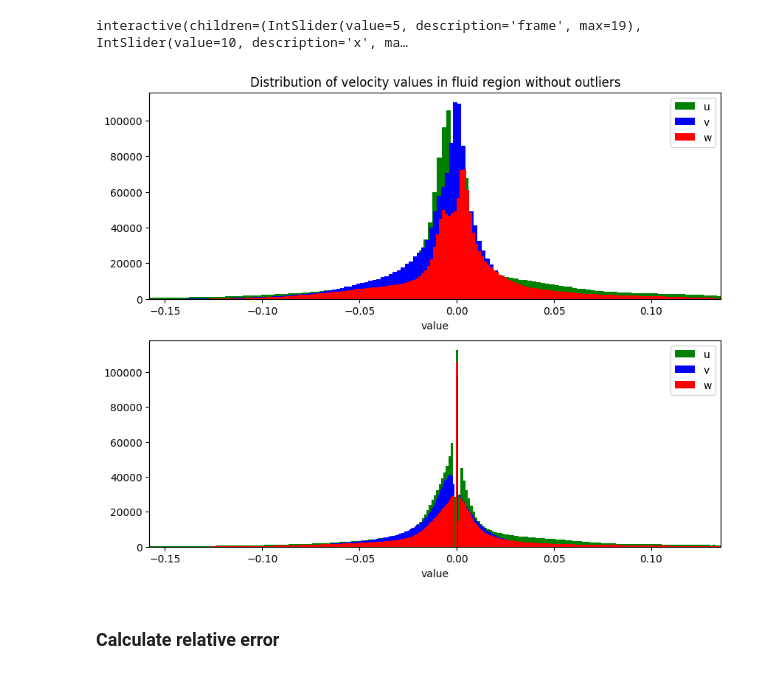
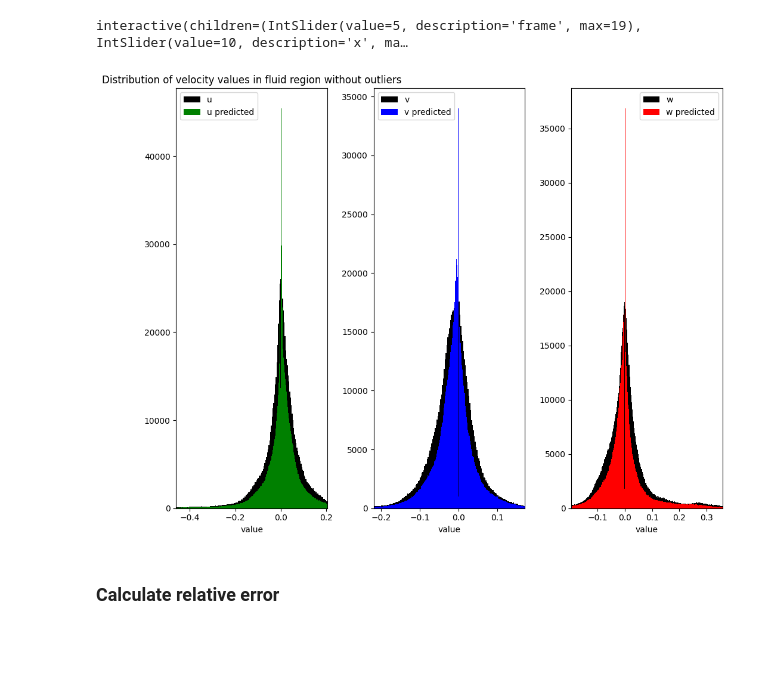
Before and after one commit to PiaaCaa/4DFlowNet, a Jupyter notebook: src/evaluate_plots.ipynb, the cells around one changed output. Drawn from its saved outputs; the diff is of its cells as text; code cells hidden in the pictures; blank space fills up the shorter version.

```diff
--- a/src/evaluate_plots.ipynb
+++ b/src/evaluate_plots.ipynb
@@ -243,7 +230,7 @@ def f(frame=5, x = 10, vel = "u", patch_size=30):
 # %% [output]
 interactive(children=(IntSlider(value=5, description='frame', max=19), IntSlider(value=10, description='x', ma…
 # %%
-compare_velocitywise = True
+compare_velocitywise = False
 
 
 if compare_velocitywise:
@@ -268,34 +255,34 @@ if compare_velocitywise:
     #plt.title("Distribution of velocity values in fluid region without outliers")
     plt.legend()
     plt.show()
 
 else:
     plt.subplot(1, 3, 1)
     plt.hist(gt["u"][np.where(temporal_mask !=0)].flatten(), bins = 1000, color='black', label = 'u')
     plt.hist(pred["u"][np.where(temporal_mask !=0)].flatten(), bins = 1000, color='g', label = 'u predicted')
     plt.xlim(np.quantile(gt["u"][np.where(temporal_mask !=0)].flatten(), 0.01), np.quantile(gt["u"][np.where(temporal_mask !=0)].flatten(), 0.99))
     plt.xlabel('value')
     plt.title("Distribution of velocity values in fluid region without outliers")
     plt.legend()
 
     plt.subplot(1, 3, 2)
     plt.hist(gt["v"][np.where(temporal_mask !=0)].flatten(), bins = 1000,  color='black', label = 'v')
     plt.hist(pred["v"][np.where(temporal_mask !=0)].flatten(), bins = 1000,  color='b', label = 'v predicted')
     plt.xlim(np.quantile(gt["v"][np.where(temporal_mask !=0)].flatten(), 0.01), np.quantile(gt["v"][np.where(temporal_mask !=0)].flatten(), 0.99))
     plt.legend()
     plt.xlabel('value')
 
     plt.subplot(1, 3, 3)
     plt.hist(gt["w"][np.where(temporal_mask !=0)].flatten(), bins = 1000,  color='black', label = 'w')
     plt.hist(pred["w"][np.where(temporal_mask !=0)].flatten(), bins = 1000,  color='r', label = 'w predicted')
     plt.xlim(np.quantile(gt["w"][np.where(temporal_mask !=0)].flatten(), 0.01), np.quantile(gt["w"][np.where(temporal_mask !=0)].flatten(), 0.99))
     plt.xlabel('value')
     #plt.title("Distribution of velocity values in fluid region without outliers")
     plt.legend()
     plt.tight_layout()
     plt.show()
 # %% [output]
-[figure, old version]
+[figure, new version]
 # %% [markdown]
 ### Calculate relative error
 # %%
```
Also changed, not shown: parts of 8 cells of this notebook, 9 other files.
